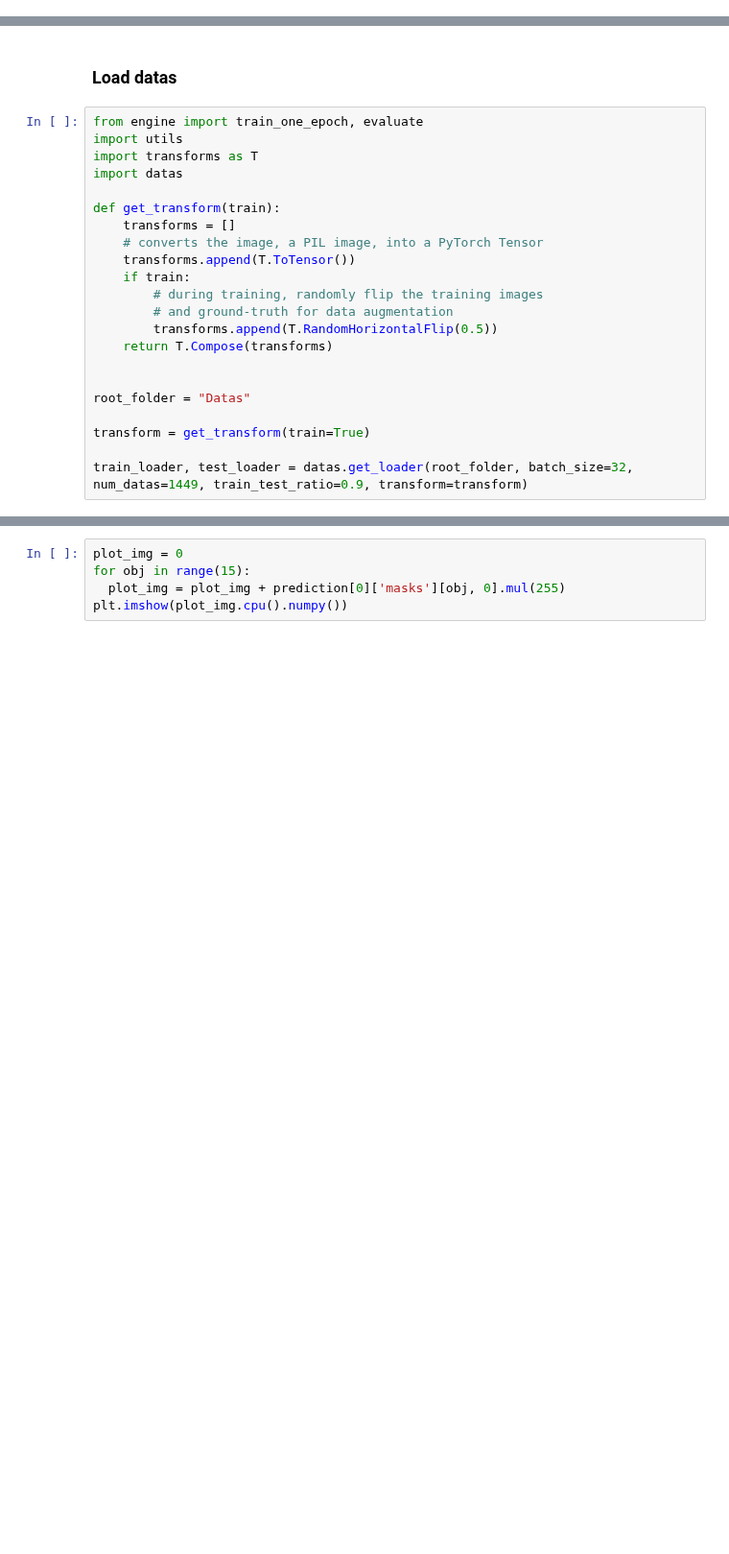
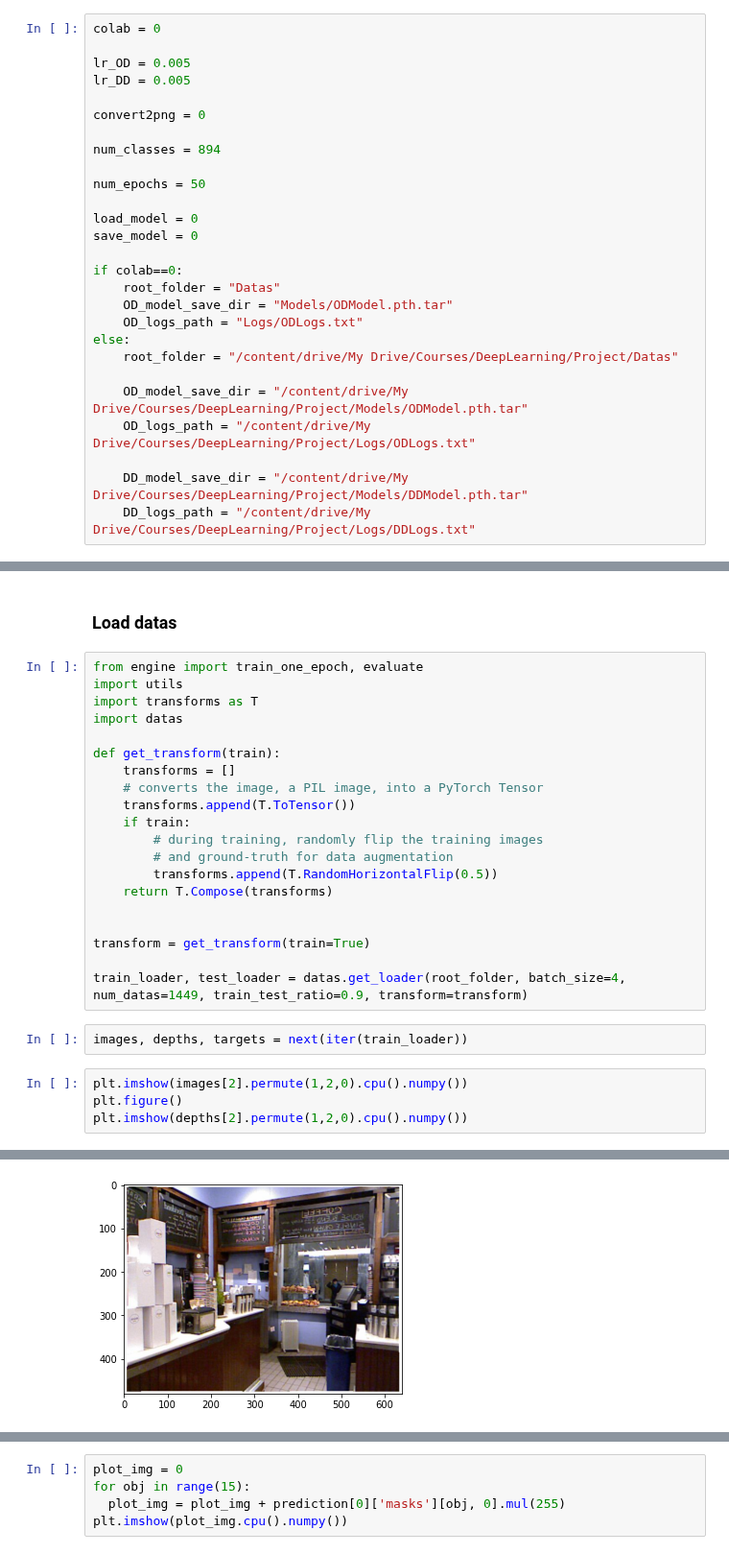
Before and after one commit to AminAlam/Deep-Object, a Jupyter notebook: train.ipynb, the cells around one changed output, grey strips where cells are left out. Shown at 96% size. Saved outputs shown, nothing was run; the diff lists cells and outputs as text; blank space fills up the shorter version.

```diff
--- a/train.ipynb
+++ b/train.ipynb
@@ -1,3 +3,30 @@
+# %%
+colab = 0
+
+lr_OD = 0.005
+lr_DD = 0.005
+
+convert2png = 0
+
+num_classes = 894
+
+num_epochs = 50
+
+load_model = 0
+save_model = 0
+
+if colab==0:
+    root_folder = "Datas"
+    OD_model_save_dir = "Models/ODModel.pth.tar"
+    OD_logs_path = "Logs/ODLogs.txt"
+else:
+    root_folder = "/content/drive/My Drive/Courses/DeepLearning/Project/Datas"
+
+    OD_model_save_dir = "/content/drive/My Drive/Courses/DeepLearning/Project/Models/ODModel.pth.tar"
+    OD_logs_path = "/content/drive/My Drive/Courses/DeepLearning/Project/Logs/ODLogs.txt"
+
+    DD_model_save_dir = "/content/drive/My Drive/Courses/DeepLearning/Project/Models/DDModel.pth.tar"
+    DD_logs_path = "/content/drive/My Drive/Courses/DeepLearning/Project/Logs/DDLogs.txt"
 # %% [markdown]
 ### Imports
 # %%
@@ -71,8 +101,13 @@ def get_transform(train):
     return T.Compose(transforms)
 
 
-root_folder = "Datas"
-
 transform = get_transform(train=True)
 
-train_loader, test_loader = datas.get_loader(root_folder, batch_size=32, num_datas=1449, train_test_ratio=0.9, transform=transform)
+train_loader, test_loader = datas.get_loader(root_folder, batch_size=4, num_datas=1449, train_test_ratio=0.9, transform=transform)
+# %%
+images, depths, targets = next(iter(train_loader))
+# %%
+plt.imshow(images[2].permute(1,2,0).cpu().numpy())
+plt.figure()
+plt.imshow(depths[2].permute(1,2,0).cpu().numpy())
+# %% [output]
@@ -78,0 +115 @@ train_loader, test_loader = datas.get_loader(root_folder, batch_size=32, num_dat
+[figure, added]
```
Also changed, not shown: parts of 9 cells of this notebook.
